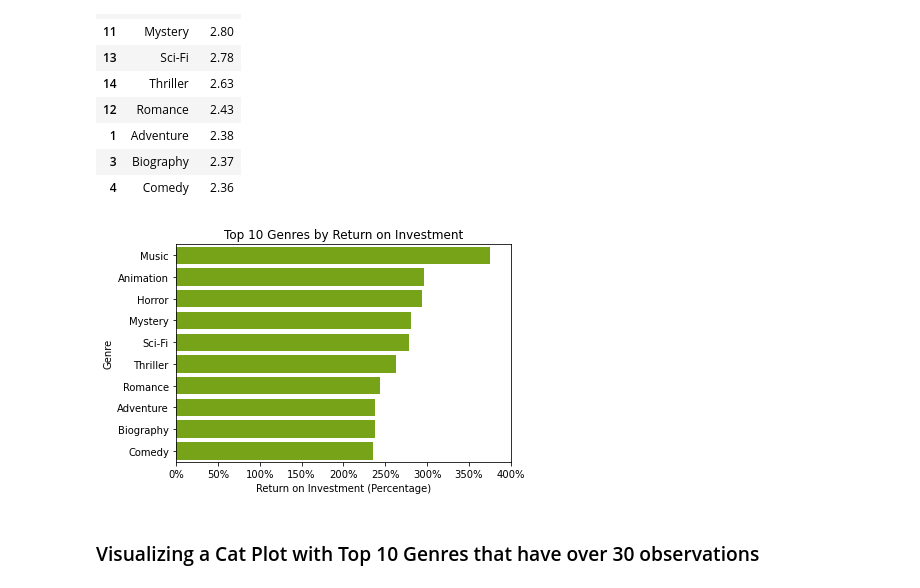
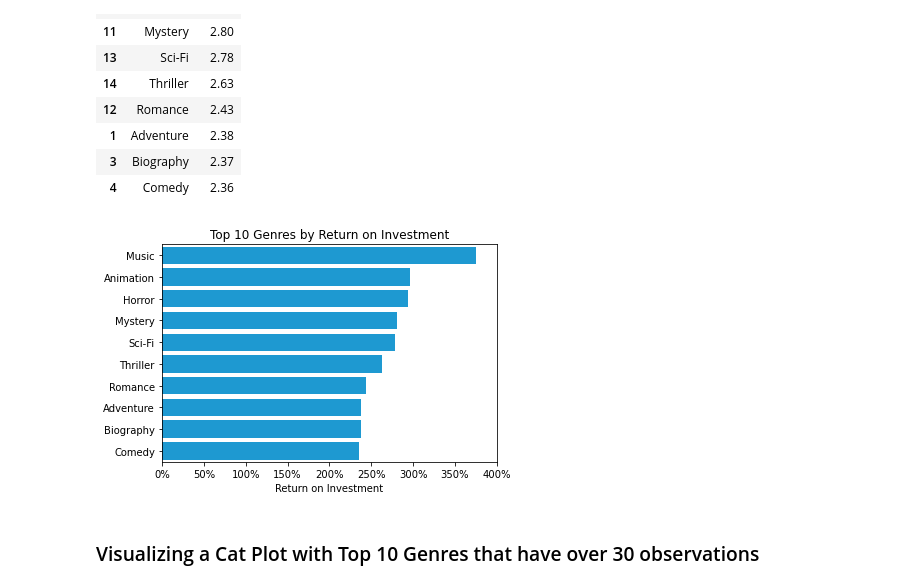
Before and after one commit to learn-co-curriculum/dsc-phase-1-project-v2-4, a Jupyter notebook: code/genre_v_boxoffice.ipynb, the cells around one changed output. Cells and saved outputs as stored; diff of their text form; code cells hidden in the pictures.

Commit message:
Final touches on visuals

```diff
--- a/code/genre_v_boxoffice.ipynb
+++ b/code/genre_v_boxoffice.ipynb
@@ -699,22 +699,22 @@ roi_top_10
 | 4 | Comedy | 2.36 |
 # %%
 # Plotting on a horizontal bar chart
-plot = sns.barplot(data=roi_top_10, y='genre', x='roi_%', orient='h', color='#7FBA00');
+plot = sns.barplot(data=roi_top_10, y='genre', x='roi_%', orient='h', color='#00A4EF');
 
 # title and axis labels
 plot.set_title("Top 10 Genres by Return on Investment")
-plot.set_xlabel("Return on Investment (Percentage)")
-plot.set_ylabel("Genre")
+plot.set_xlabel("Return on Investment")
+plot.set_ylabel('')
 
 # This changes the tick labels to show in millions (ex. 50,000,000 -> 50)
 x_tick_labels = ['{:,.0f}'.format(x) + '%' for x in plot.get_xticks()*100]
 plot.set_xticks(plot.get_xticks().tolist())
 plot.set_xticklabels(x_tick_labels);
 
 # save plot as jpg
 plt.savefig("../Images/Top 10 Genres by Return on Investment.jpg", dpi=400, bbox_inches='tight')
 # %% [output]
-[figure, old version]
+[figure, new version]
 # %% [markdown]
 ### Visualizing a Cat Plot with Top 10 Genres that have over 30 observations
 # %%
```
Also changed, not shown: parts of 3 cells of this notebook, 6 other files.
